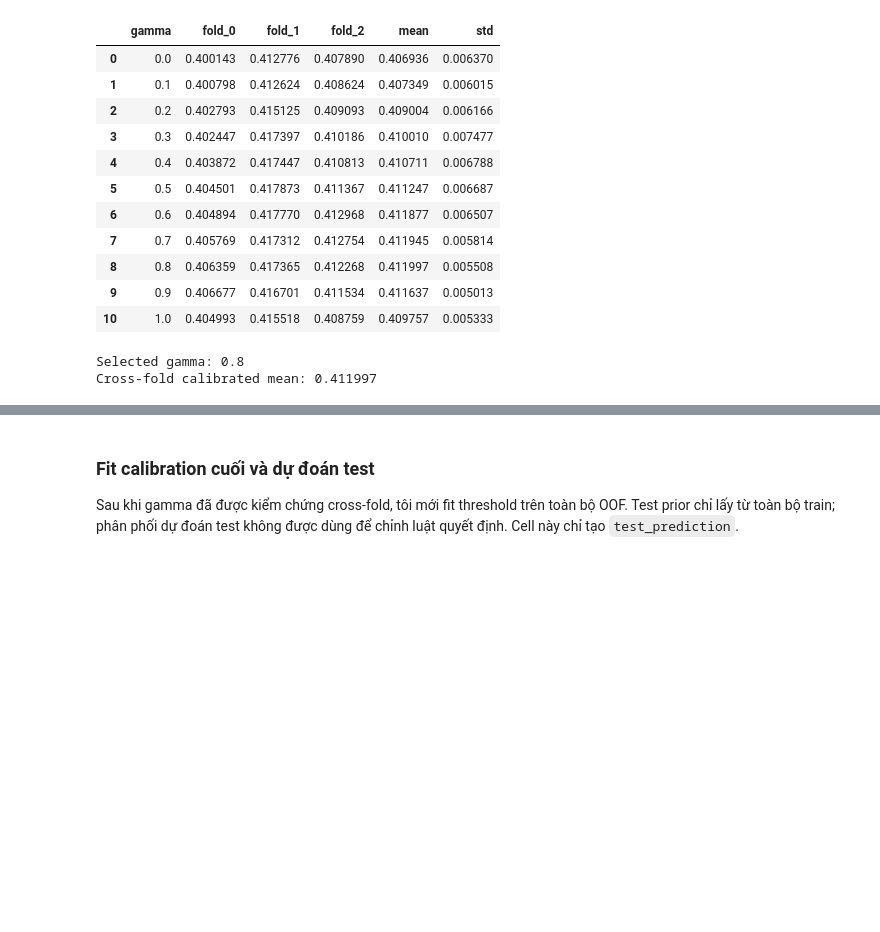
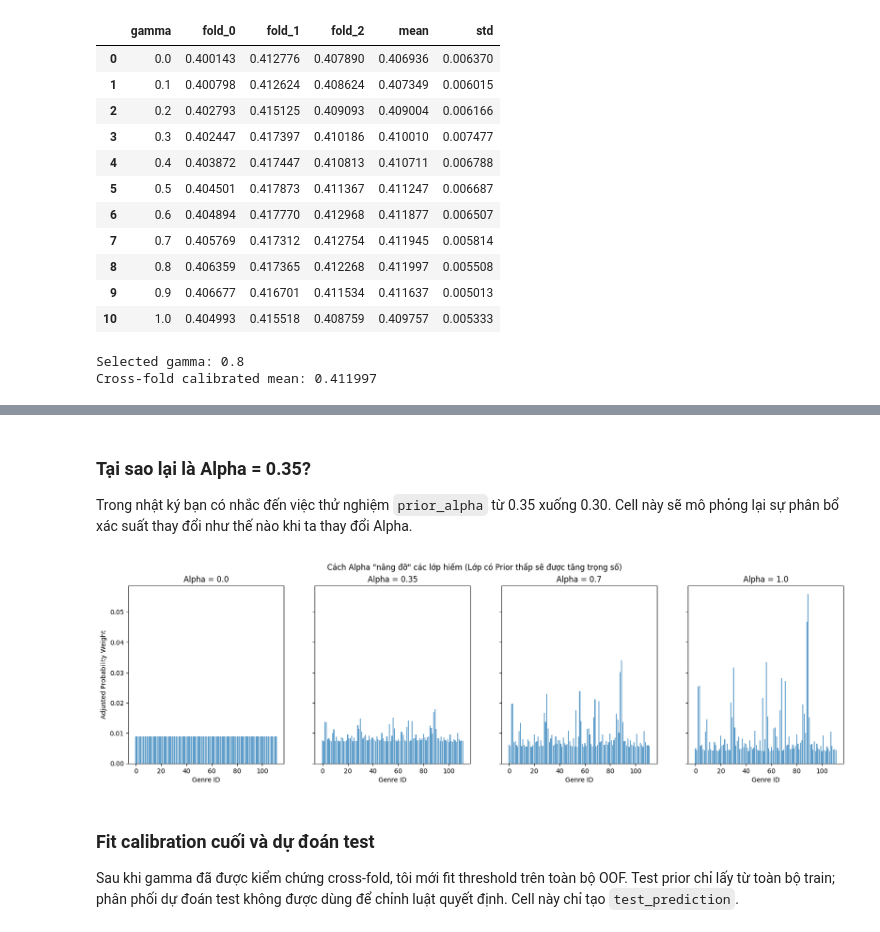
Before and after one commit to iTCuong090/Machine-Learning-Deep-Learning, a Jupyter notebook: ISE_TRAINNING_TEST_23-8-2026/ISE_music_genre_final_solution.ipynb, the cells around one changed output, grey strips where cells are left out. Drawn from its saved outputs; the diff is of its cells as text; code cells hidden in the pictures; blank space fills up the shorter version.

```diff
--- a/ISE_TRAINNING_TEST_23-8-2026/ISE_music_genre_final_solution.ipynb
+++ b/ISE_TRAINNING_TEST_23-8-2026/ISE_music_genre_final_solution.ipynb
@@ -973,3 +1008,29 @@ Cross-fold calibrated mean: 0.411997
+# %% [markdown]
+### Tại sao lại là Alpha = 0.35?
+Trong nhật ký bạn có nhắc đến việc thử nghiệm `prior_alpha` từ 0.35 xuống 0.30. Cell này sẽ mô phỏng lại sự phân bổ xác suất thay đổi như thế nào khi ta thay đổi Alpha.
+# %%
+alphas_to_test = [0.0, 0.35, 0.7, 1.0]
+fig, axes = plt.subplots(1, len(alphas_to_test), figsize=(20, 5), sharey=True)
+
+# Lấy ví dụ fold cuối
+counts = np.bincount(y, minlength=N_CLASSES).astype(float)
+priors = counts / counts.sum()
+
+for i, a in enumerate(alphas_to_test):
+    # Mô phỏng việc điều chỉnh xác suất của một mẫu ngẫu nhiên
+    sample_prob = np.ones(N_CLASSES) / N_CLASSES
+    adjusted_sample = sample_prob / np.power(priors, a)
+    adjusted_sample /= adjusted_sample.sum()
+
+    axes[i].bar(range(N_CLASSES), adjusted_sample, alpha=0.7)
+    axes[i].set_title(f'Alpha = {a}')
+    axes[i].set_xlabel('Genre ID')
+
+axes[0].set_ylabel('Adjusted Probability Weight')
+plt.suptitle('Cách Alpha "nâng đỡ" các lớp hiếm (Lớp có Prior thấp sẽ được tăng trọng số)')
+plt.show()
+# %% [output]
+[figure, added]
 # %% [markdown]
 ### Fit calibration cuối và dự đoán test
 
```
Also changed, not shown: parts of 17 cells of this notebook.
